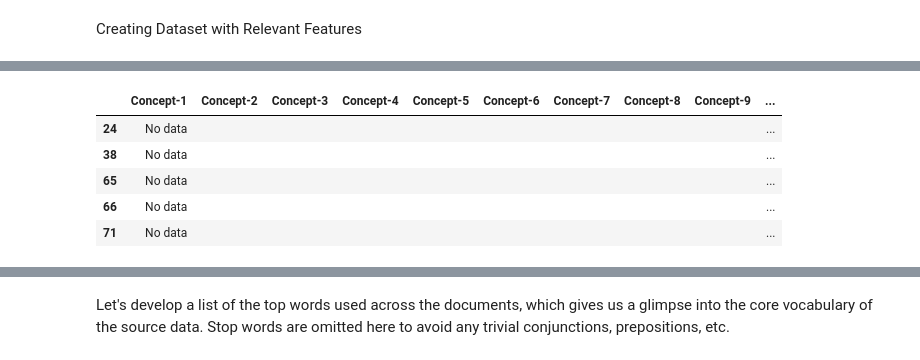
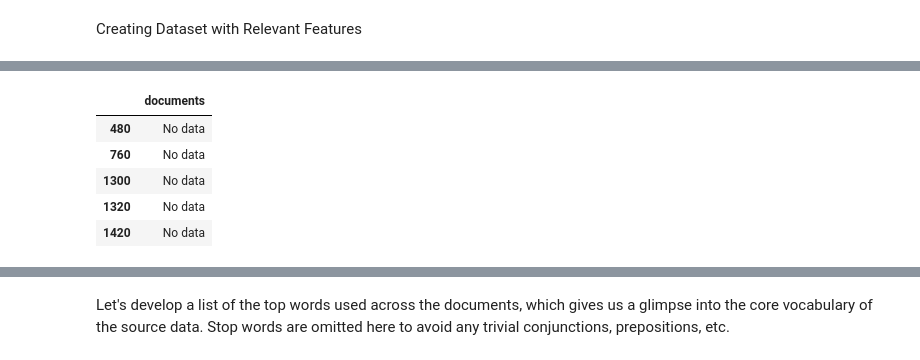
Before and after one commit to prabirdeb/Automated-Question-Answering-System, a Jupyter notebook: Automated_Question_Answering_Capstone_Project.ipynb, the cells around one changed output, grey strips where cells are left out. Drawn from its saved outputs; the diff is of its cells as text; code cells hidden in the pictures.

```diff
--- a/Automated_Question_Answering_Capstone_Project.ipynb
+++ b/Automated_Question_Answering_Capstone_Project.ipynb
@@ -158,6 +158,7 @@ relavant_features=['Concept-1', 'Concept-2', 'Concept-3', 'Concept-4', 'Concept-
        'Concept-16', 'Concept-17', 'Concept-18', 'Concept-19', 'Concept-20']
 # %%
 data_science_df_clean=data_science_df[relavant_features]
-# %%
-# Imputation of null values with null string
-data_science_df_clean=data_science_df_clean.fillna("")
+# %%
+# Creating documents with all individual cell
+data_science_df_clean=pd.DataFrame(data_science_df_clean.values.flatten(), columns=['documents'])
+data_science_df_clean.head(2)
@@ -164,3 +169,6 @@ data_science_df_clean=data_science_df_clean.fillna("")
+# %%
+# Removing null value rows
+data_science_df_clean.dropna(inplace=True)
 # %%
 data_science_df_clean.info()
 # %% [output]
@@ -184,12 +183,12 @@ memory usage: 15.6+ KB
 # %%
 # Checking no data in any row
-data_science_df_clean[(data_science_df_clean['Concept-1']=='No data')]
+data_science_df_clean[(data_science_df_clean['documents']=='No data')]
 # %% [output]
-|  | Concept-1 | Concept-2 | Concept-3 | Concept-4 | Concept-5 | Concept-6 | Concept-7 | Concept-8 | Concept-9 | ... |
-| 24 | No data |  |  |  |  |  |  |  |  | ... |
-| 38 | No data |  |  |  |  |  |  |  |  | ... |
-| 65 | No data |  |  |  |  |  |  |  |  | ... |
-| 66 | No data |  |  |  |  |  |  |  |  | ... |
-| 71 | No data |  |  |  |  |  |  |  |  | ... |
+|  | documents |
+| 480 | No data |
+| 760 | No data |
+| 1300 | No data |
+| 1320 | No data |
+| 1420 | No data |
 # %%
 # Removing all the rows with no data and reseting index
```
Also changed, not shown: parts of 54 cells of this notebook.
